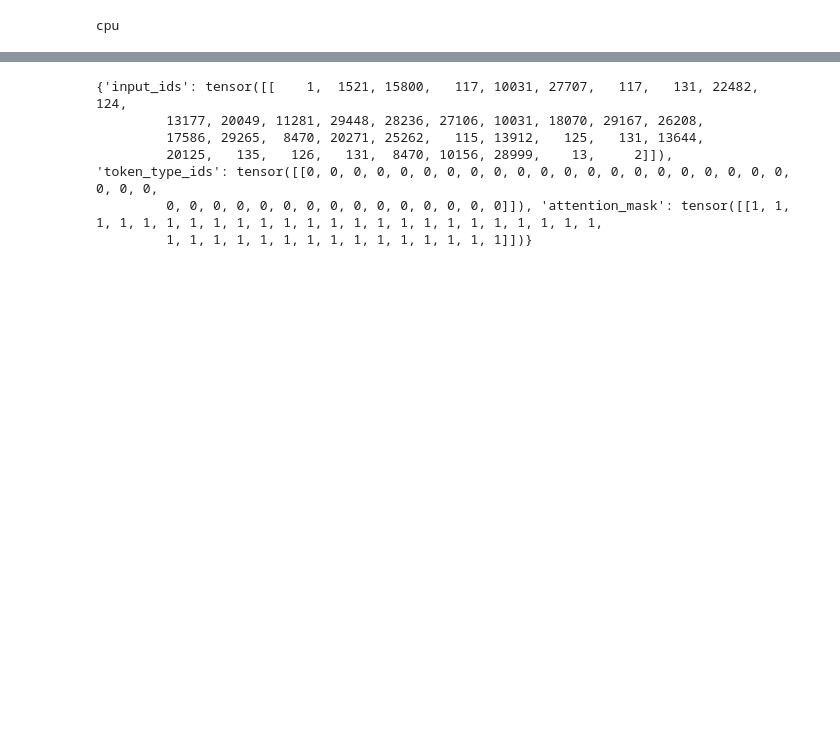
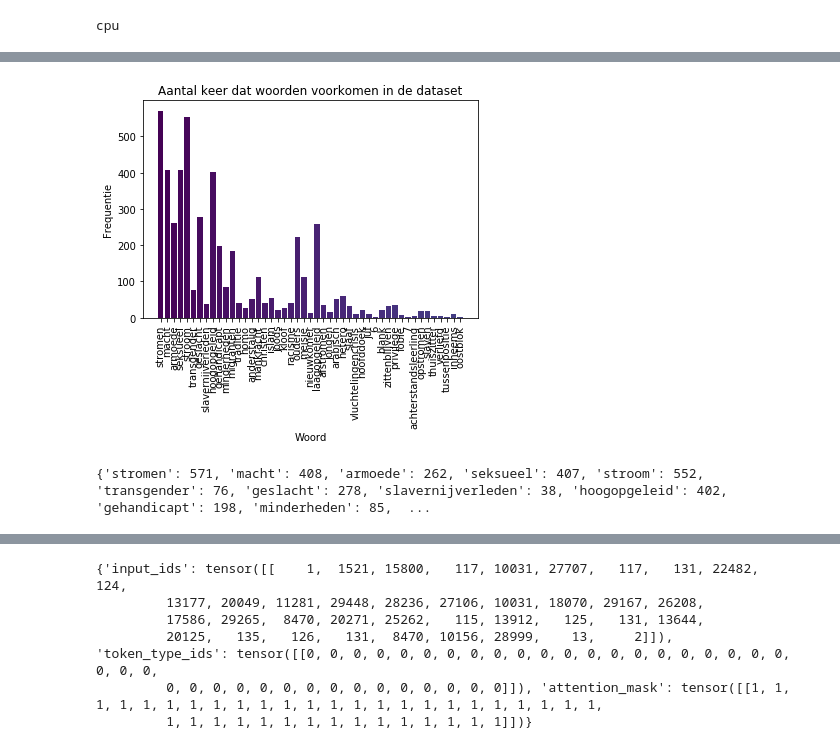
Before and after one commit to milenadeswart/Datalab_PDR, a Jupyter notebook: 02_analyse/BERT_train_cased.ipynb, the cells around one changed output, grey strips where cells are left out. Cells and saved outputs as stored; diff of their text form; code cells hidden in the pictures; blank space fills up the shorter version.

Commit message:
feat: nieuwe figuren voor post-hoc analyse

```diff
--- a/02_analyse/BERT_train_cased.ipynb
+++ b/02_analyse/BERT_train_cased.ipynb
@@ -89,13 +96,25 @@ def merge_annotated_data(naam_dataset, n_annotators, n_annotations = 3):
         else:
             merged_data = pd.concat([merged_data, annotated_doc])
 
-    display(merged_data)
+    extra_zoekwoorden = pd.read_excel(dataset_path + 'te_verwijderen.xlsx')
+    merged_data = pd.concat([merged_data, extra_zoekwoorden])
 
-    merged_data = merged_data.groupby(['Column1']).agg({'id': 'last', 'titel': 'last', 'text': 'last', 'zin': 'last', 'Label': 'mean'})
-    #merged_data = merged_data.sort_values(by = ['Column1'])
+    missende_zoekwoorden = pd.read_excel(dataset_path + 'missing_words.xlsx')
+    merged_data = pd.concat([merged_data, missende_zoekwoorden])
 
-    return pd.DataFrame(merged_data)
+    herlabelled = pd.read_excel(dataset_path + 'herlabellen.xlsx')
+    merged_data = pd.concat([merged_data, herlabelled])
 
-merged = merge_annotated_data('te_labellen', n_annotators = 8, n_annotations = 3)
+    #display(merged_data)
+
+    aggregated_data = merged_data.groupby(['Column1']).agg({'id': 'last', 'titel': 'last', 'text': 'last', 'zin': 'last', 'word': 'last', 'Label': 'last'})
+
+    print(len(merged_data), len(aggregated_data))
+
+    #aggregated_data = aggregated_data.sort_values(by = ['Column1'])
+
+    return pd.DataFrame(merged_data), pd.DataFrame(aggregated_data)
+
+merged, aggregated = merge_annotated_data('te_labellen', n_annotators = 8, n_annotations = 3)
 
 display(merged)
@@ -111,0 +170,25 @@ print(f"The dataset has {pos} biased and {neg} unbiased instances for a total of
+# %%
+# leuk grafiekje van hoe vaak woorden voorkomen
+word_freq = {}
+
+for woord in merged['word']:
+    if woord in word_freq:
+        word_freq[woord] += 1
+    elif pd.isna(woord) == True:
+        pass
+    else:
+        word_freq[woord] = 1
+
+mycmap = plt.get_cmap("viridis").colors
+
+plt.bar(word_freq.keys(), word_freq.values(), color = mycmap)
+plt.xticks(rotation=90)
+plt.xlabel('Woord')
+plt.ylabel('Frequentie')
+plt.title('Aantal keer dat woorden voorkomen in de dataset')
+plt.show()
+
+print(word_freq)
+# %% [output]
+[figure, added]
+{'stromen': 571, 'macht': 408, 'armoede': 262, 'seksueel': 407, 'stroom': 552, 'transgender': 76, 'geslacht': 278, 'slavernijverleden': 38, 'hoogopgeleid': 402, 'gehandicapt': 198, 'minderheden': 85,  ...
```
Also changed, not shown: parts of 22 cells of this notebook.
